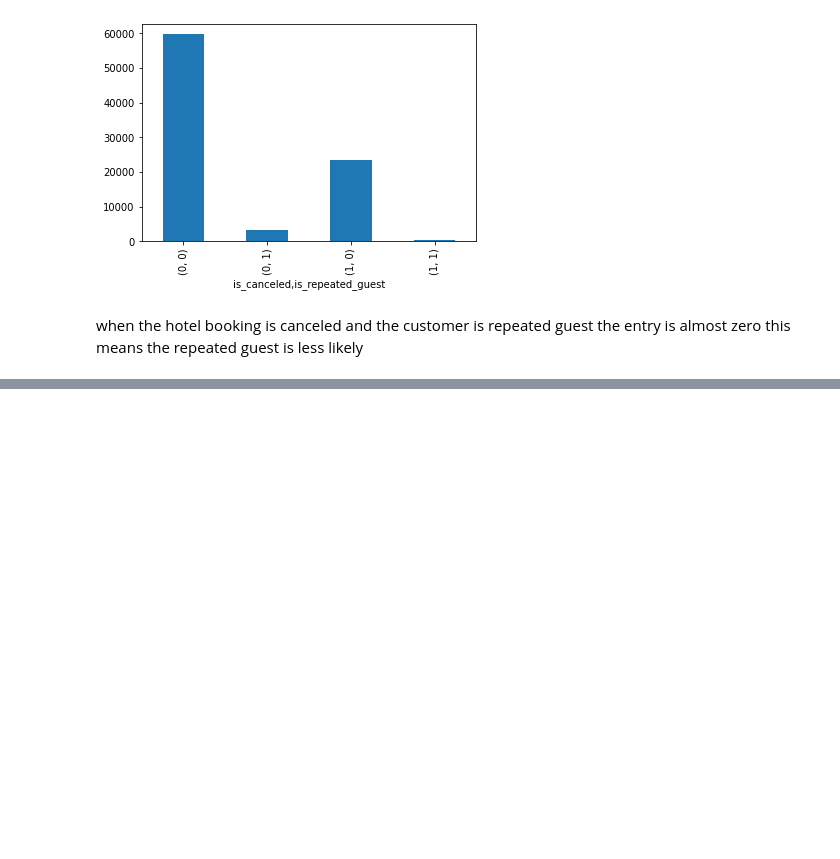
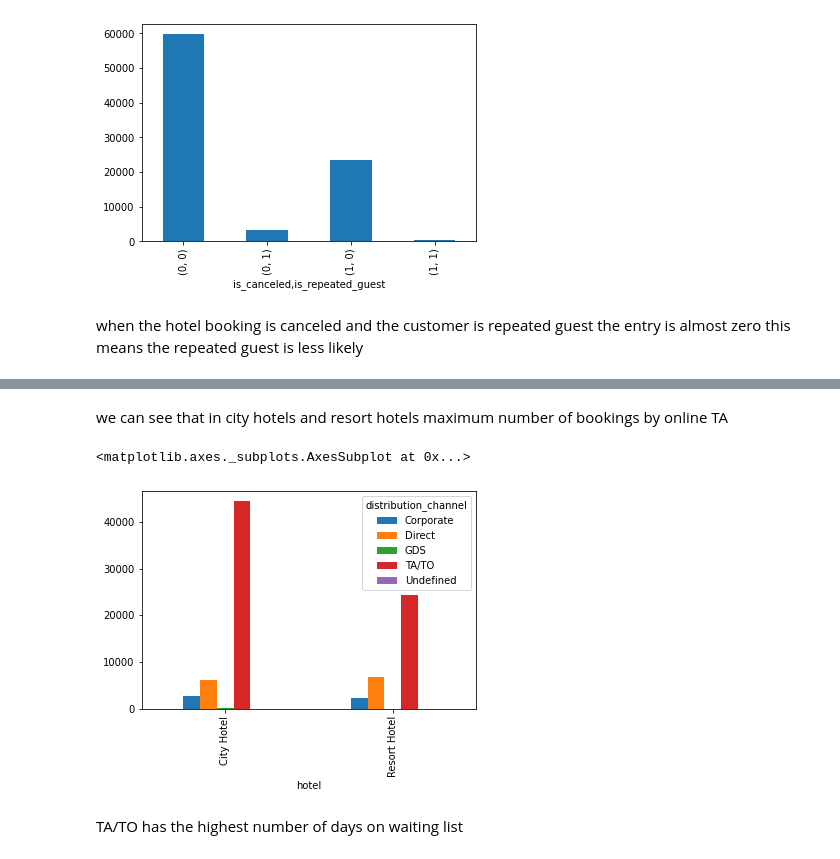
Before and after one commit to apoorvaKR12695/Hotel-booking-analysis, a Jupyter notebook: Hotel_Booking_Analysis_Apoorva_KR.ipynb, the cells around one changed output, grey strips where cells are left out. Cells and saved outputs as stored; diff of their text form; code cells hidden in the pictures; blank space fills up the shorter version.

```diff
--- a/Hotel_Booking_Analysis_Apoorva_KR.ipynb
+++ b/Hotel_Booking_Analysis_Apoorva_KR.ipynb
@@ -535,0 +558,12 @@ when the hotel booking is canceled and the customer is repeated guest the entry
+# %% [markdown]
+we can see that in city hotels and resort hotels maximum number of bookings by  online TA
+# %%
+df1 = df.groupby(['hotel','distribution_channel']).size()
+df1 = df1.unstack()
+df1.plot(kind = 'bar')# box plot between   hotel and market_segment
+# %% [output]
+<matplotlib.axes._subplots.AxesSubplot at 0x...>
+[figure, added]
+# %% [markdown]
+
+TA/TO has the highest number of days on waiting list
```
Also changed, not shown: parts of 16 cells of this notebook.
